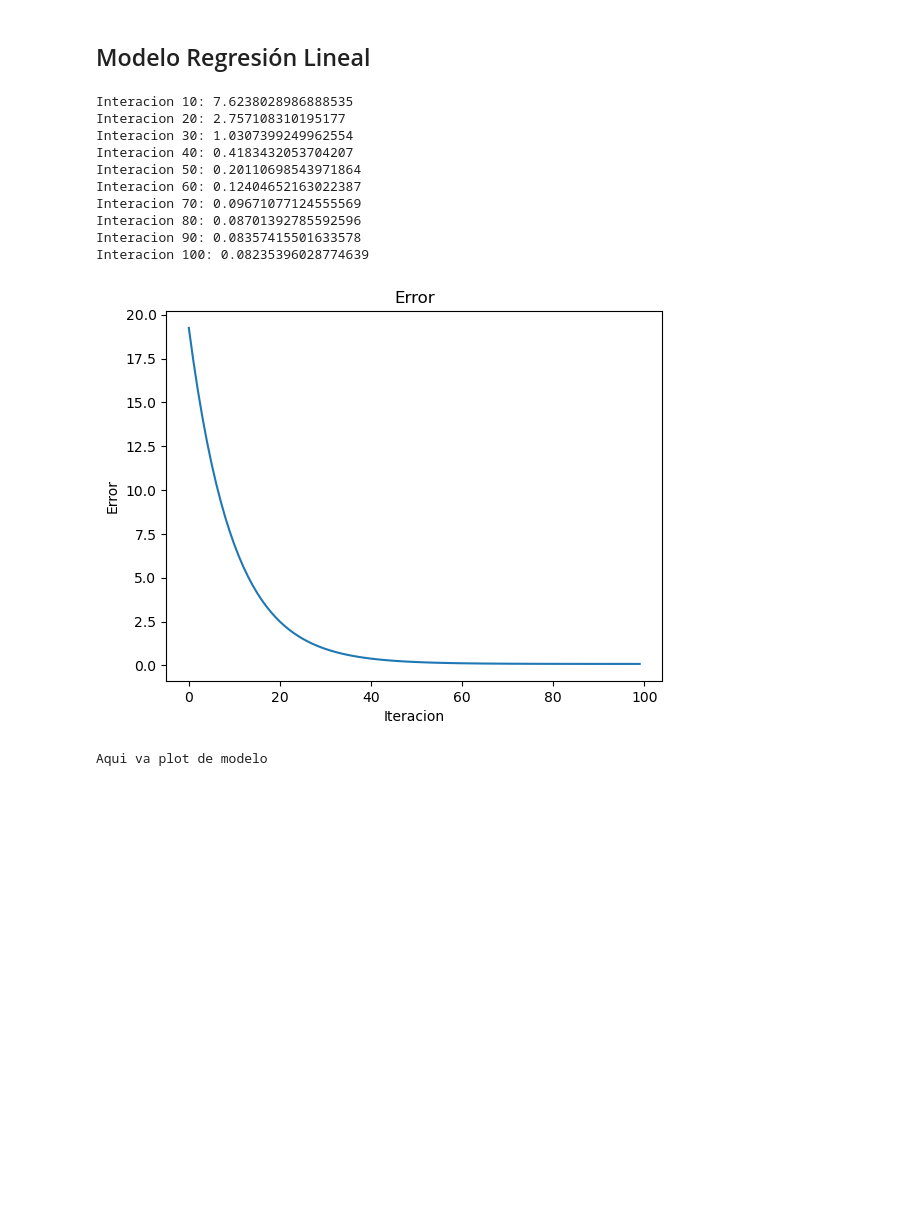
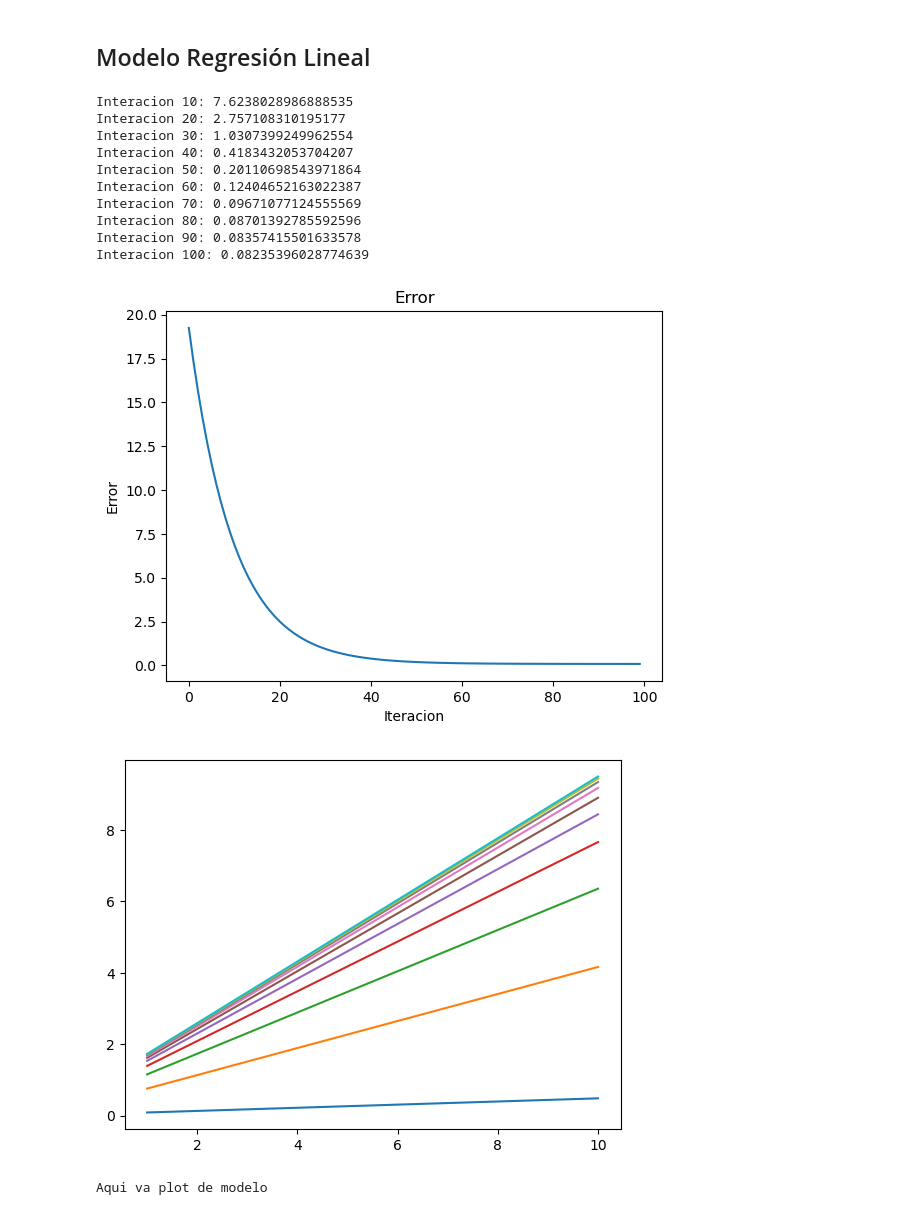
Before and after one commit to SirJose/Proyecto1, a Jupyter notebook: Proyecto1.ipynb, the cells around one changed output. Saved outputs shown, nothing was run; the diff lists cells and outputs as text; code cells hidden in the pictures; blank space fills up the shorter version.

Commit message:
Plot de evolucion de modelo en el tiempo

```diff
--- a/Proyecto1.ipynb
+++ b/Proyecto1.ipynb
@@ -351,20 +351,25 @@ r = 0.36329
 class ModeloRegresionLineal():
 
     def __init__(self):
+        self.x = []
+        self.y = []
         self.errores = []
         self.modelo = {}
 
+    def entrenarModelo(self, vectorX, vectorY, epochs, imprimir_error_cada, alpha):
+        # Inicializacion de variables
 
-    def entrenarModelo(self, vectorX, vectorY, epochs, imprimir_error_cada, alpha):
         # Parametros iniciales
         parametros = np.zeros(2)
-
-        # y (solo es para mejor organizacion y facilidad de lectura)
-        y = vectorY
 
         # Matriz x,1
         x = np.array([vectorX, np.ones(len(vectorX))])
         x = np.transpose(x)
+
+        # y (solo es para mejor organizacion y facilidad de lectura)
+        y = vectorY
+        self.x = x
+        self.y = y
 
         # Iteracion por cada epoch
         for e in range(0,epochs):
@@ -412,35 +417,46 @@ class ModeloRegresionLineal():
 
     # Plot de evoluion de modelo
     def plotModelo(self, n):
+        parametros = np.array([value for value in self.modelo.values()])
+
+        newY = []
+        newX = [fila[0] for fila in self.x]
+        for i in range(0,len(parametros)):
+            if(i%n == 0):
+                newY = np.dot(self.x, parametros[i])
+                plt.plot(newX, newY)
+
+        plt.show()
+
+        # print(len(newY))
+        # print(len(newX))
         print("Aqui va plot de modelo")
 # %%
 x = np.arange(1, 11, 1)
 y = np.arange(1, 11, 1)
 e = 100
 error = 10
 alpha = 0.001
 
 modelo = ModeloRegresionLineal()
 
 parametros, errores = modelo.entrenarModelo(x,y,e,error,alpha)
 
 modelo.plotError()
-modelo.plotModelo(2)
-
-# for key, value in parametros.items():
-    # print(str(key)+":",str(value))
+modelo.plotModelo(10)
 # %% [output]
 Interacion 10: 7.6238028986888535
 Interacion 20: 2.757108310195177
 Interacion 30: 1.0307399249962554
 Interacion 40: 0.4183432053704207
 Interacion 50: 0.20110698543971864
 Interacion 60: 0.12404652163022387
 Interacion 70: 0.09671077124555569
 Interacion 80: 0.08701392785592596
 Interacion 90: 0.08357415501633578
 Interacion 100: 0.08235396028774639
 [figure]
+[figure, added]
 Aqui va plot de modelo
 # %%
 # saleprice = trainingData[:,0]
```
Also changed, not shown: parts of 3 cells of this notebook.
